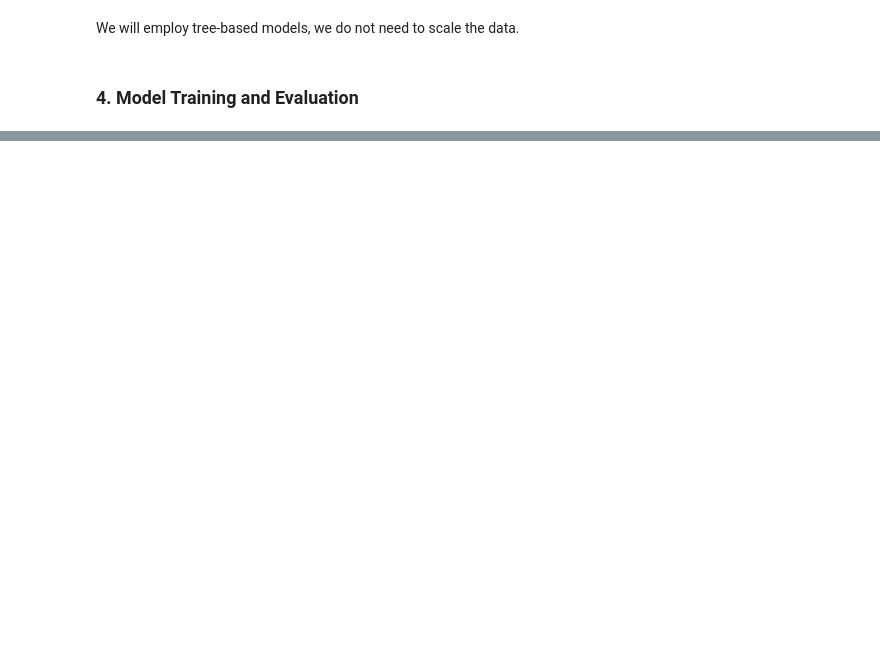
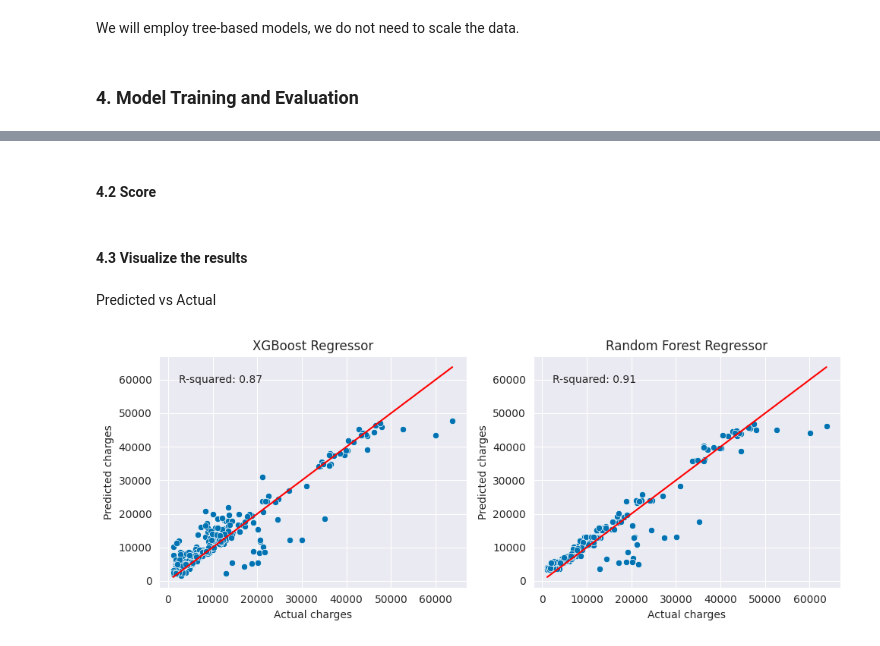
Before and after one commit to mijanr/PredEngine, a Jupyter notebook: 1_regression/notebooks/InsurancePricePrediction.ipynb, the cells around one changed output, grey strips where cells are left out. Cells and saved outputs as stored; diff of their text form; code cells hidden in the pictures; blank space fills up the shorter version.

Commit message:
hyperparameter optimization, model pred, eval, and eval vis added

```diff
--- a/1_regression/notebooks/InsurancePricePrediction.ipynb
+++ b/1_regression/notebooks/InsurancePricePrediction.ipynb
@@ -141,0 +180,5 @@ plt.show()
+# %%
+# abs correlation coefficients greater than 0.15
+columns = df_encoded.corr()[np.abs(df_encoded.corr()['charges']) > 0.15]['charges'].index
+df_encoded = df_encoded[columns]
+df_encoded.head()
@@ -144,7 +198,7 @@ As we have seen from the EDA section, sex, children, and region do not influence
 # %%
 # train test split
-X = df_copy.drop('charges', axis=1).values
-y = df_copy['charges'].values
+X = df_encoded.drop('charges', axis=1)
+y = df_encoded['charges']
 
 X_train, X_test, y_train, y_test = train_test_split(X, y, test_size=0.2, random_state=123)
 # %% [markdown]
@@ -180,0 +303,8 @@ Not a bad result for a first try! We can try to improve the model by tuning the
+# %%
+# XGBoost
+study_xgb = optuna.create_study(direction='minimize')
+study_xgb.optimize(objective_xgb, n_trials=5)
+
+# Random Forest
+study_rf = optuna.create_study(direction='minimize')
+study_rf.optimize(objective_rf, n_trials=5)
@@ -180,0 +324,33 @@ Not a bad result for a first try! We can try to improve the model by tuning the
+# %% [markdown]
+#### 4.2 Score
+# %%
+# XGBoost Regressor
+xgb_score = xgb_reg(X_train, y_train, X_test, y_test, study_xgb.best_params)
+
+# Random Forest Regressor
+rf_score = random_forest_reg(X_train, y_train, X_test, y_test, study_rf.best_params)
+# %% [markdown]
+#### 4.3 Visualize the results
+# %% [markdown]
+Predicted vs Actual
+# %%
+# predicted vs actual charges
+fig, ax = plt.subplots(1, 2, figsize=(10, 4))
+sns.scatterplot(x=y_test, y=xgb_score['y_pred'], ax=ax[0])
+sns.lineplot(x=y_test, y=y_test, color='red', ax=ax[0])
+ax[0].set_title('XGBoost Regressor')
+ax[0].set_xlabel('Actual charges')
+ax[0].set_ylabel('Predicted charges')
+ax[0].text(0.2, 0.9, f"R-squared: {xgb_score['r2']:.2f}", ha='center', va='center', transform=ax[0].transAxes)
+
+sns.scatterplot(x=y_test, y=rf_score['y_pred'], ax=ax[1])
+sns.lineplot(x=y_test, y=y_test, color='red', ax=ax[1])
+ax[1].set_title('Random Forest Regressor')
+ax[1].set_xlabel('Actual charges')
+ax[1].set_ylabel('Predicted charges')
+ax[1].text(0.2, 0.9, f"R-squared: {rf_score['r2']:.2f}", ha='center', va='center', transform=ax[1].transAxes)
+
+plt.tight_layout()
+plt.show()
+# %% [output]
+[figure, added]
```
Also changed, not shown: parts of 51 cells of this notebook.
